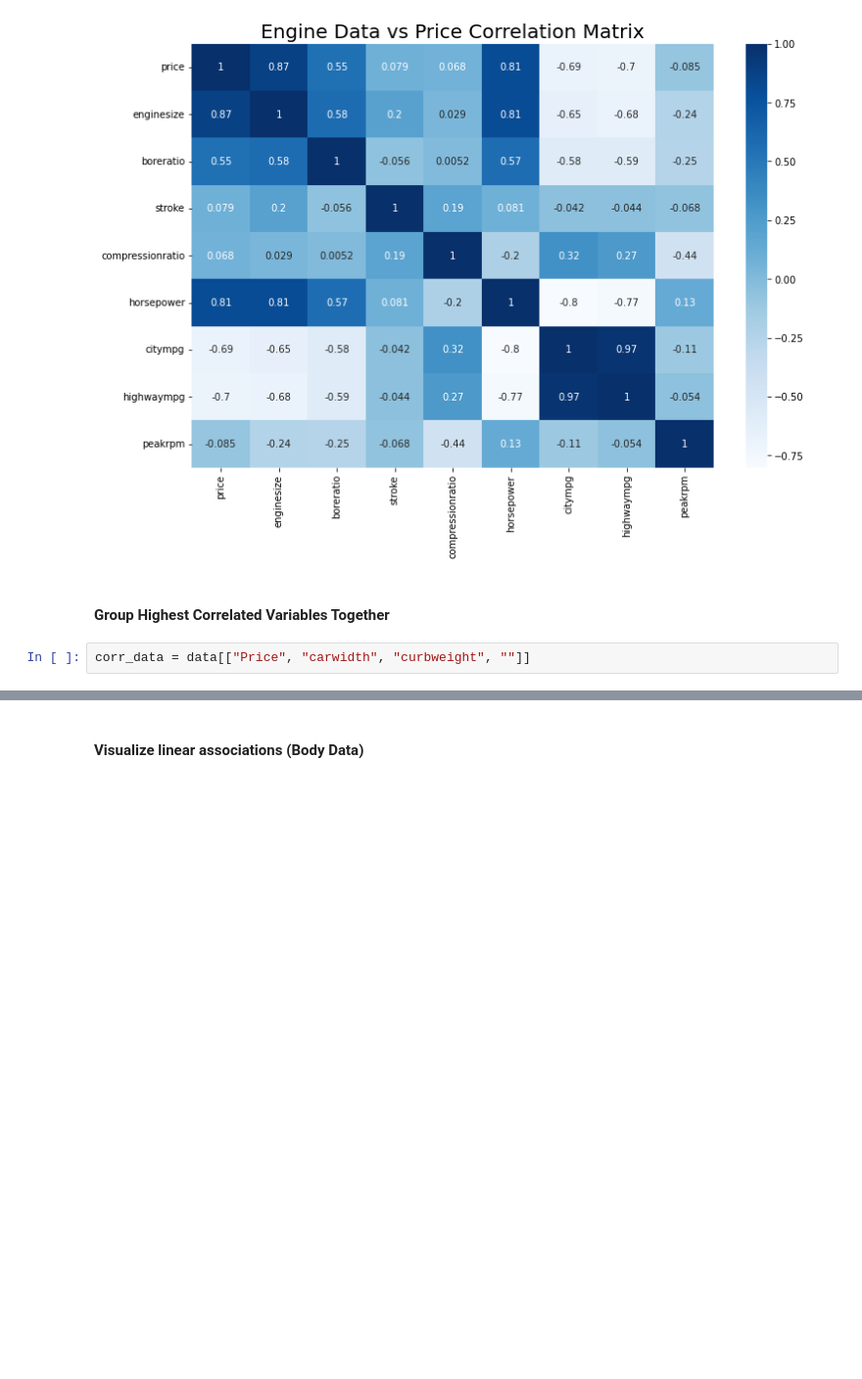
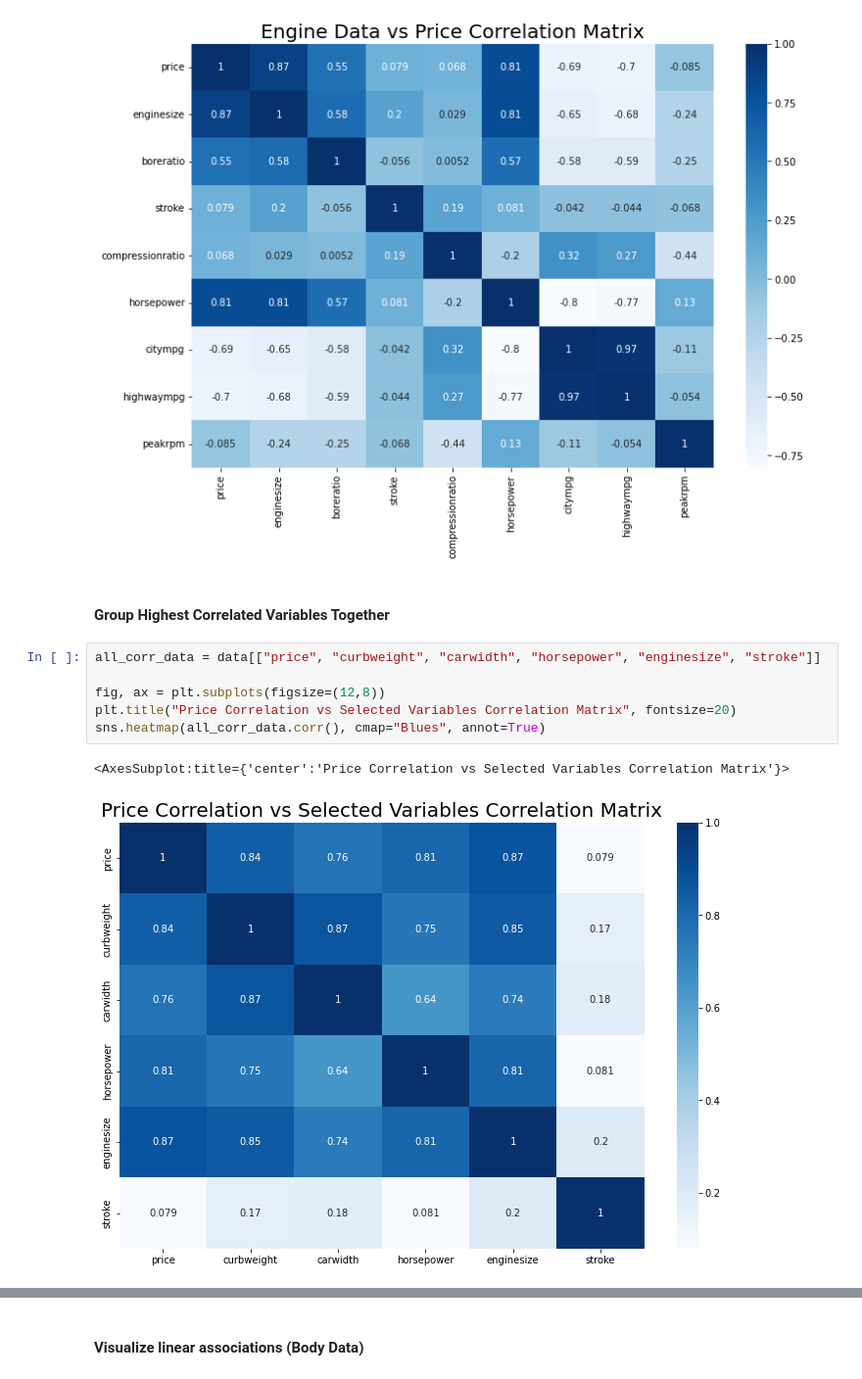
Before and after one commit to ShaneJett-DS/car_price_prediction, a Jupyter notebook: car_prediction.ipynb, the cells around one changed output, grey strips where cells are left out. Shown: that part at 98% size. Saved outputs shown, nothing was run; the diff lists cells and outputs as text; blank space fills up the shorter version.

```diff
--- a/car_prediction.ipynb
+++ b/car_prediction.ipynb
@@ -169,5 +148,12 @@ plt.show()
 [figure]
 # %% [markdown]
 #### Group Highest Correlated Variables Together
-# %%
-corr_data = data[["Price", "carwidth", "curbweight", ""]]
+# %%
+all_corr_data = data[["price", "curbweight", "carwidth", "horsepower", "enginesize", "stroke"]]
+
+fig, ax = plt.subplots(figsize=(12,8))
+plt.title("Price Correlation vs Selected Variables Correlation Matrix", fontsize=20)
+sns.heatmap(all_corr_data.corr(), cmap="Blues", annot=True)
+# %% [output]
+<AxesSubplot:title={'center':'Price Correlation vs Selected Variables Correlation Matrix'}>
+[figure, added]
```
Also changed, not shown: parts of 8 cells of this notebook.
